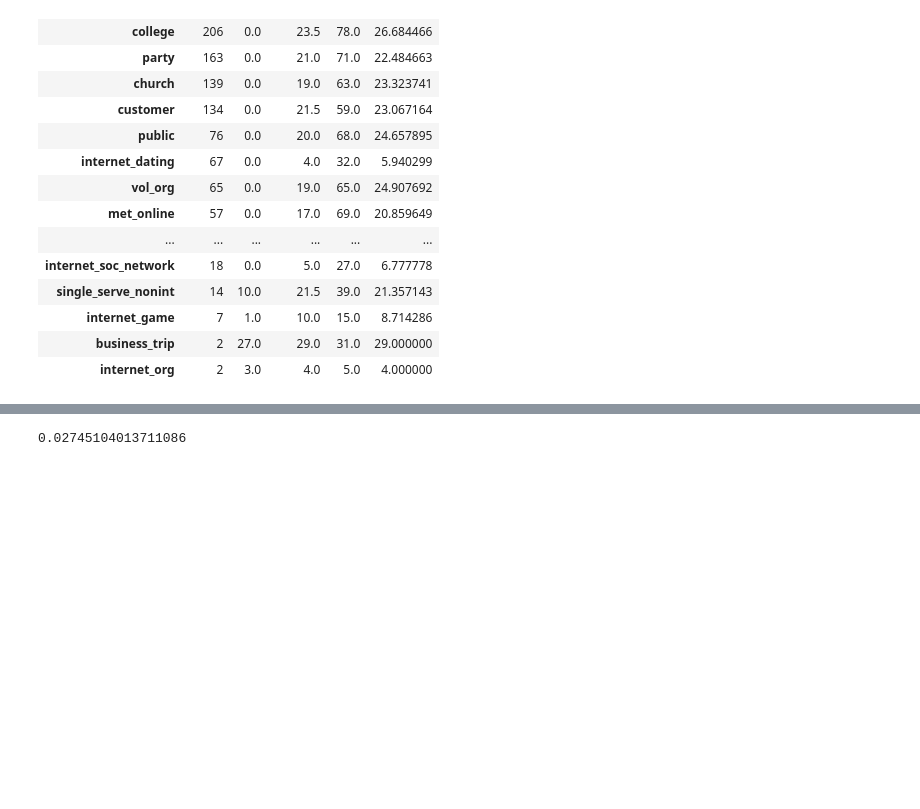
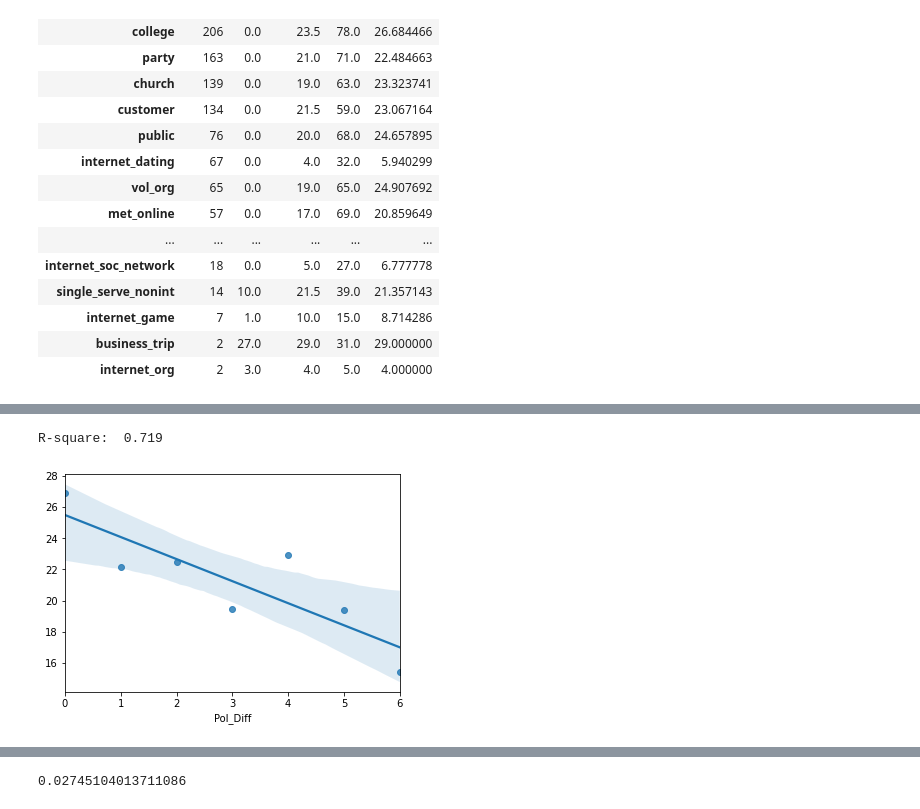
Before and after one commit to grantrzchan/Date_Marriage_HCMST_2017, a Jupyter notebook: Exploratory_Data_Analysis.ipynb, the cells around one changed output, grey strips where cells are left out. Cells and saved outputs as stored; diff of their text form; code cells hidden in the pictures; blank space fills up the shorter version.

```diff
--- a/Exploratory_Data_Analysis.ipynb
+++ b/Exploratory_Data_Analysis.ipynb
@@ -114,0 +325,10 @@ data.groupby('places_met').Years_Together.agg([
+# %%
+pol_dict = {'Strong Republican': 0, 'Leans Republican': 1, 'Not Strong Republican': 2,
+           'Undecided/Independent/Other': 3, 'Not Strong Democrat': 4, 'Leans Democrat': 5,
+            'Strong Democrat': 6}
+# %%
+#we want to convert political affiliation to an ordinal numeric form, for both the features 'Politics' and 'P_Politics'
+data = data.replace({'Politics': pol_dict})
+data = data.replace({'P_Politics': pol_dict})
+data.groupby('P_Politics').Years_Together.agg([
+    'count','min','median','max','mean']).sort_values(by=['count', 'mean'], ascending=False)
@@ -114,0 +348,9 @@ data.groupby('places_met').Years_Together.agg([
+# %%
+data = data.replace({'P_Politics': {'Refused': 3}})
+# %%
+pol_col = abs(data.Politics - data.P_Politics)
+# pol_col
+data.insert(loc=8, column='Pol_Diff', value=pd.Series(pol_col))
+pol_effect = data.groupby('Pol_Diff').Years_Together.agg([
+    'count','min','median','max','mean']).sort_values(by=['count', 'mean'], ascending=False)
+pol_effect
@@ -114,0 +367,10 @@ data.groupby('places_met').Years_Together.agg([
+# %%
+X = pol_effect.index.to_numpy().reshape(-1,1)
+y = pol_effect['mean'].to_numpy().reshape(-1,1)
+reg = LinearRegression().fit(X, y)
+print(f'R-square: {reg.score(X,y): 0.3f}')
+sns.regplot(y=y, x=pol_effect.index)
+plt.show()
+# %% [output]
+R-square:  0.719
+[figure, added]
```
Also changed, not shown: parts of 30 cells of this notebook.
